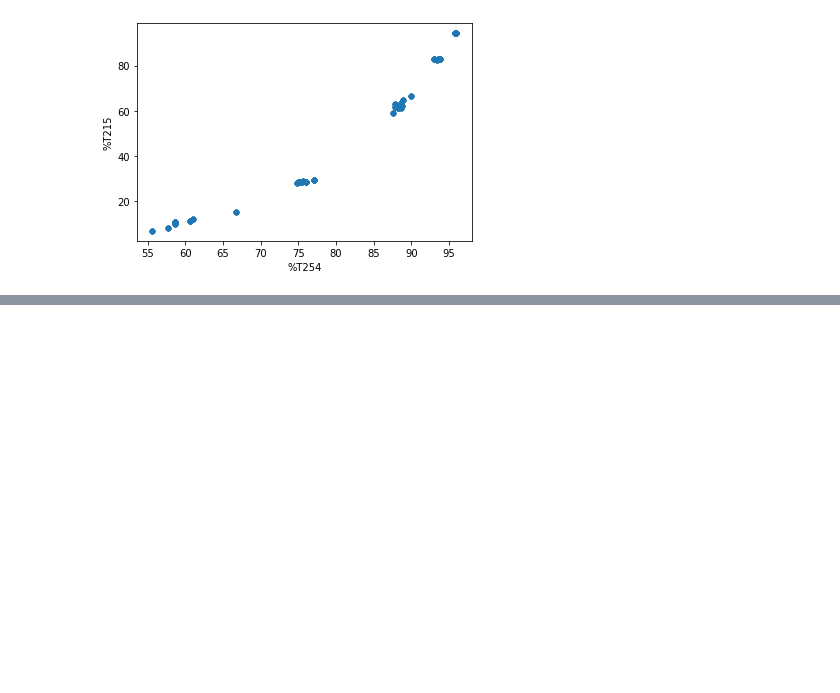
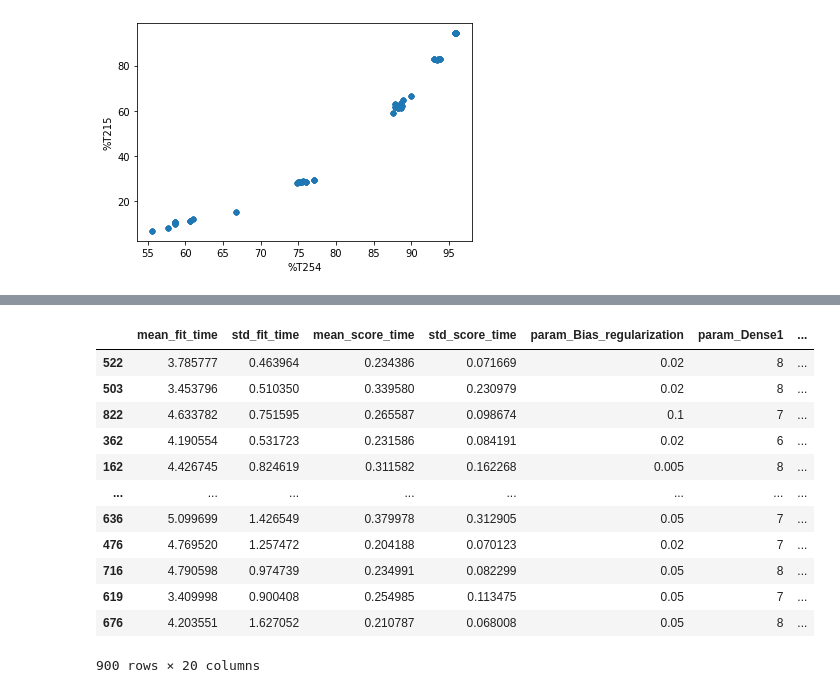
Before and after one commit to kertser/Atlantium-ML-example, a Jupyter notebook: RED_ANN_try.ipynb, the cells around one changed output, grey strips where cells are left out. Cells and saved outputs as stored; diff of their text form; code cells hidden in the pictures; blank space fills up the shorter version.

```diff
--- a/RED_ANN_try.ipynb
+++ b/RED_ANN_try.ipynb
@@ -168,3 +172,19 @@ Epoch 100/100
+# %%
+pd.DataFrame(modelGrid.cv_results_).sort_values('rank_test_score')
+# %% [output]
+|  | mean_fit_time | std_fit_time | mean_score_time | std_score_time | param_Bias_regularization | param_Dense1 | ... |
+| 522 | 3.785777 | 0.463964 | 0.234386 | 0.071669 | 0.02 | 8 | ... |
+| 503 | 3.453796 | 0.510350 | 0.339580 | 0.230979 | 0.02 | 8 | ... |
+| 822 | 4.633782 | 0.751595 | 0.265587 | 0.098674 | 0.1 | 7 | ... |
+| 362 | 4.190554 | 0.531723 | 0.231586 | 0.084191 | 0.02 | 6 | ... |
+| 162 | 4.426745 | 0.824619 | 0.311582 | 0.162268 | 0.005 | 8 | ... |
+| ... | ... | ... | ... | ... | ... | ... | ... |
+| 636 | 5.099699 | 1.426549 | 0.379978 | 0.312905 | 0.05 | 7 | ... |
+| 476 | 4.769520 | 1.257472 | 0.204188 | 0.070123 | 0.02 | 7 | ... |
+| 716 | 4.790598 | 0.974739 | 0.234991 | 0.082299 | 0.05 | 8 | ... |
+| 619 | 3.409998 | 0.900408 | 0.254985 | 0.113475 | 0.05 | 7 | ... |
+| 676 | 4.203551 | 1.627052 | 0.210787 | 0.068008 | 0.05 | 8 | ... |
+900 rows × 20 columns
 # %%
 # list all data in history
 print(history.history.keys())
```
Also changed, not shown: parts of 9 cells of this notebook, 2 other files.
